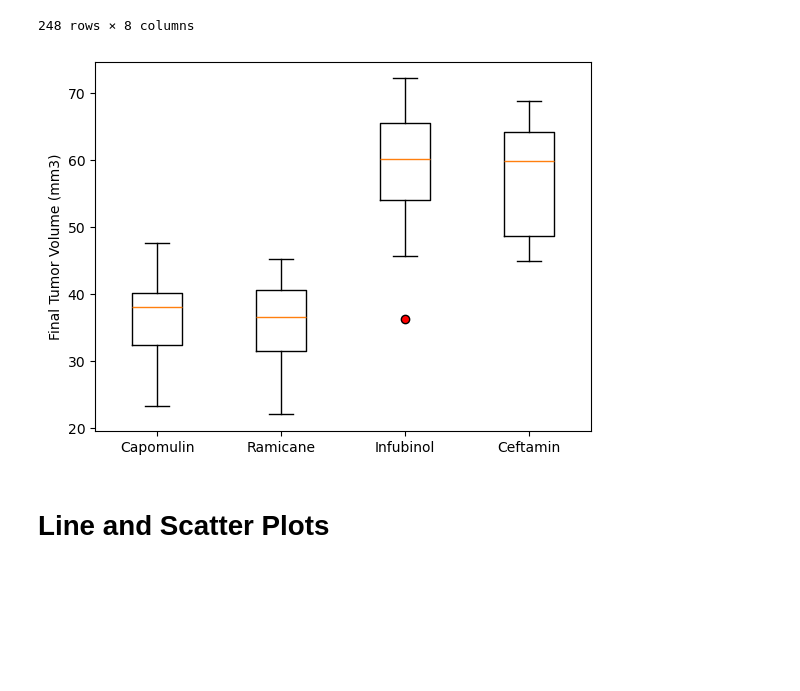
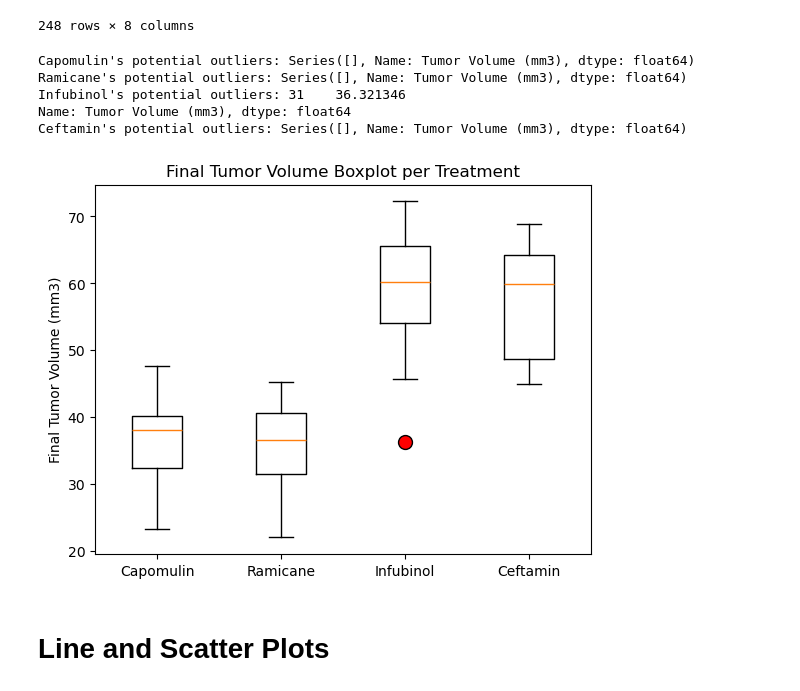
Before and after one commit to danielmolina81/visualization-challenge, a Jupyter notebook: pymaceuticals.ipynb, the cells around one changed output. Drawn from its saved outputs; the diff is of its cells as text; code cells hidden in the pictures; blank space fills up the shorter version.

```diff
--- a/pymaceuticals.ipynb
+++ b/pymaceuticals.ipynb
@@ -208,17 +207,11 @@ last_merge_df
 | 247 | z969 | 45 | 73.867845 | 4 | Naftisol | Male | 9 | ... |
 248 rows × 8 columns
 # %%
-# List of trreatments for boxplots
+# List of treatments for boxplots
 treatments = ["Capomulin", "Ramicane", "Infubinol", "Ceftamin"]
 
 # Empty lists for the different treatment tumor volume data
 tumor_vol_data = []
-lower_q_list = []
-upper_q_list = []
-iqr_list = []
-lower_b_list = []
-upper_b_list = []
-outliers_list = []
 
 # For loop to obtain information for each treatment
 for i,treatment in enumerate(treatments):
@@ -239,25 +232,31 @@ for i,treatment in enumerate(treatments):
     lower_b = lower_q - 1.5 * iqr
     upper_b = upper_q + 1.5 * iqr
 
-    # Add lower and upper quartiles, iqr and lower and upper bounds to lists
-    lower_q_list.append(lower_q)
-    upper_q_list.append(upper_q)
-    iqr_list.append(iqr)
-    lower_b_list.append(lower_b)
-    upper_b_list.append(upper_b)
+    # Determine outliers and print them
+    outliers = last_merge_df.loc[(last_merge_df["Drug Regimen"] == treatment) &
+                                ((last_merge_df["Tumor Volume (mm3)"] < lower_b) |
+                                (last_merge_df["Tumor Volume (mm3)"] > upper_b)),"Tumor Volume (mm3)"]
+    print(f"{treatment}'s potential outliers: {outliers}")
+# %% [output]
+Capomulin's potential outliers: Series([], Name: Tumor Volume (mm3), dtype: float64)
+Ramicane's potential outliers: Series([], Name: Tumor Volume (mm3), dtype: float64)
+Infubinol's potential outliers: 31    36.321346
+Name: Tumor Volume (mm3), dtype: float64
+Ceftamin's potential outliers: Series([], Name: Tumor Volume (mm3), dtype: float64)
 # %%
 # Creating the subplots
 fig, ax= plt.subplots()
 
 # For loop to generate the boxplots for the tumor volume data of each treatment
 for i, treatment in enumerate(treatments):
     position = i + 1
-    ax.boxplot(tumor_vol_data[i], positions=[position],widths= 0.4, flierprops=dict(markerfacecolor="red"))
+    ax.boxplot(tumor_vol_data[i], positions=[position],widths= 0.4, flierprops=dict(markerfacecolor="red", markersize= "10"))
     ax.set_ylabel("Final Tumor Volume (mm3)")
 ax.set_xticklabels(treatments)
+ax.set_title("Final Tumor Volume Boxplot per Treatment")
 plt.show()
 # %% [output]
-[figure, old version]
+[figure, new version]
 # %% [markdown]
 # Line and Scatter Plots
 # %%
```
Also changed, not shown: parts of 10 cells of this notebook.
